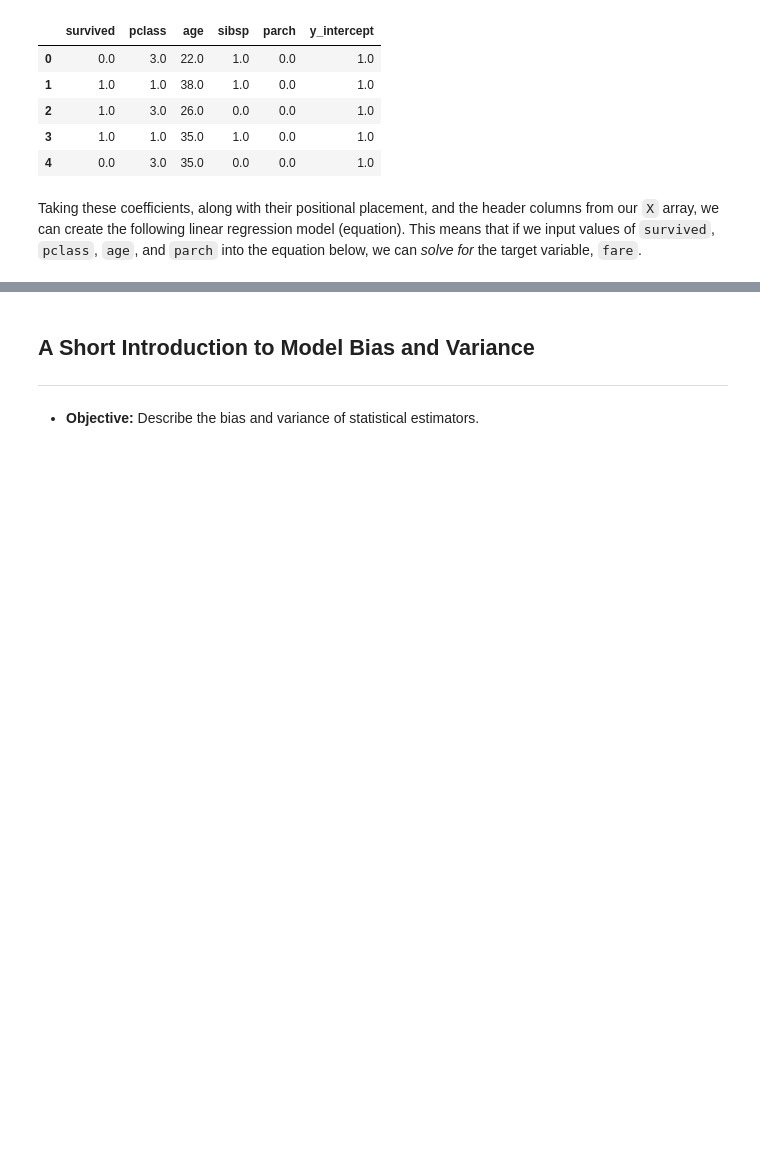
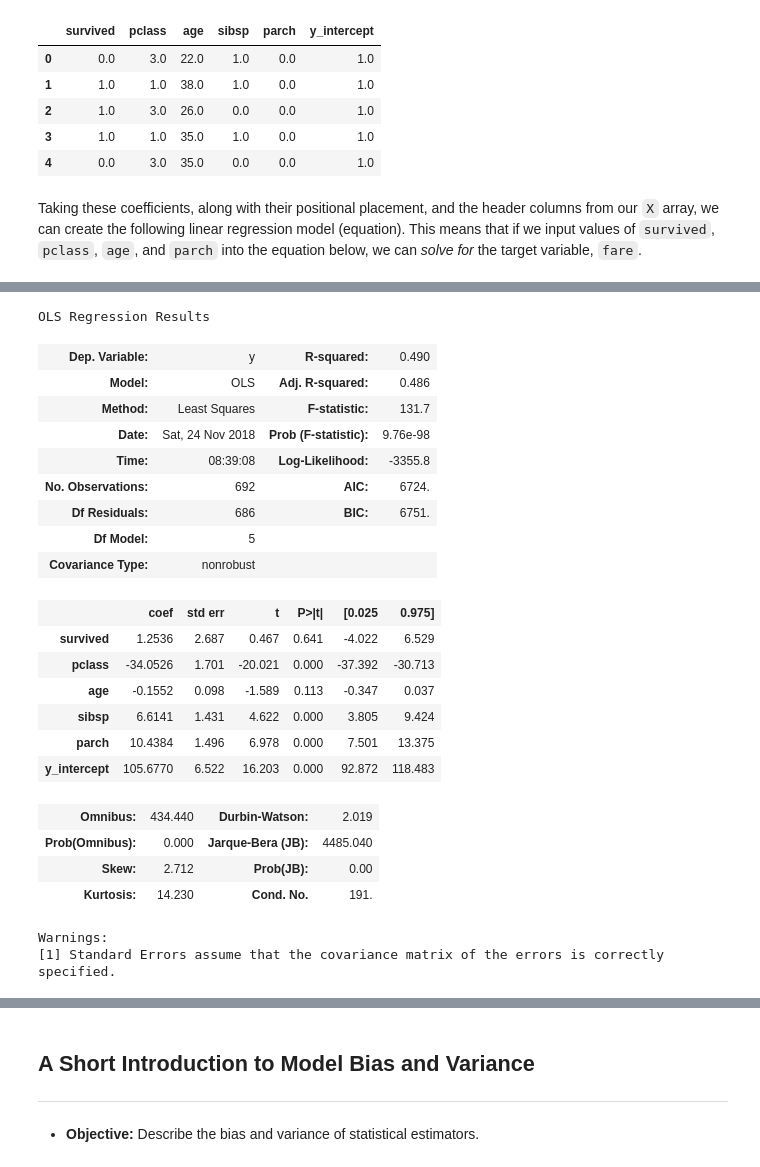
Before and after one commit to aidanconnolly/ga-ds829-statistics-in-python, a Jupyter notebook: solution-code/Statistics-Review-part-1-solution.ipynb, the cells around one changed output, grey strips where cells are left out. Saved outputs shown, nothing was run; the diff lists cells and outputs as text; code cells hidden in the pictures; blank space fills up the shorter version.

```diff
--- a/solution-code/Statistics-Review-part-1-solution.ipynb
+++ b/solution-code/Statistics-Review-part-1-solution.ipynb
@@ -665,3 +731,29 @@ Warnings:
+# %%
+model.summary(xname=(list(ti_clean.select_dtypes(include="number").drop("fare", axis=1).columns) + ['y_intercept']))
+# %% [output]
+OLS Regression Results
+| Dep. Variable: | y | R-squared: | 0.490 |
+| Model: | OLS | Adj. R-squared: | 0.486 |
+| Method: | Least Squares | F-statistic: | 131.7 |
+| Date: | Sat, 24 Nov 2018 | Prob (F-statistic): | 9.76e-98 |
+| Time: | 08:39:08 | Log-Likelihood: | -3355.8 |
+| No. Observations: | 692 | AIC: | 6724. |
+| Df Residuals: | 686 | BIC: | 6751. |
+| Df Model: | 5 |  |  |
+| Covariance Type: | nonrobust |  |  |
+|  | coef | std err | t | P>|t| | [0.025 | 0.975] |
+| survived | 1.2536 | 2.687 | 0.467 | 0.641 | -4.022 | 6.529 |
+| pclass | -34.0526 | 1.701 | -20.021 | 0.000 | -37.392 | -30.713 |
+| age | -0.1552 | 0.098 | -1.589 | 0.113 | -0.347 | 0.037 |
+| sibsp | 6.6141 | 1.431 | 4.622 | 0.000 | 3.805 | 9.424 |
+| parch | 10.4384 | 1.496 | 6.978 | 0.000 | 7.501 | 13.375 |
+| y_intercept | 105.6770 | 6.522 | 16.203 | 0.000 | 92.872 | 118.483 |
+| Omnibus: | 434.440 | Durbin-Watson: | 2.019 |
+| Prob(Omnibus): | 0.000 | Jarque-Bera (JB): | 4485.040 |
+| Skew: | 2.712 | Prob(JB): | 0.00 |
+| Kurtosis: | 14.230 | Cond. No. | 191. |
+Warnings:
+[1] Standard Errors assume that the covariance matrix of the errors is correctly specified.
 # %% [markdown]
 <a id='statsmodels-exercise'></a>
 ## Optional Exercise - Fitting a Simple Linear Regression
```
Also changed, not shown: parts of 23 cells of this notebook.
